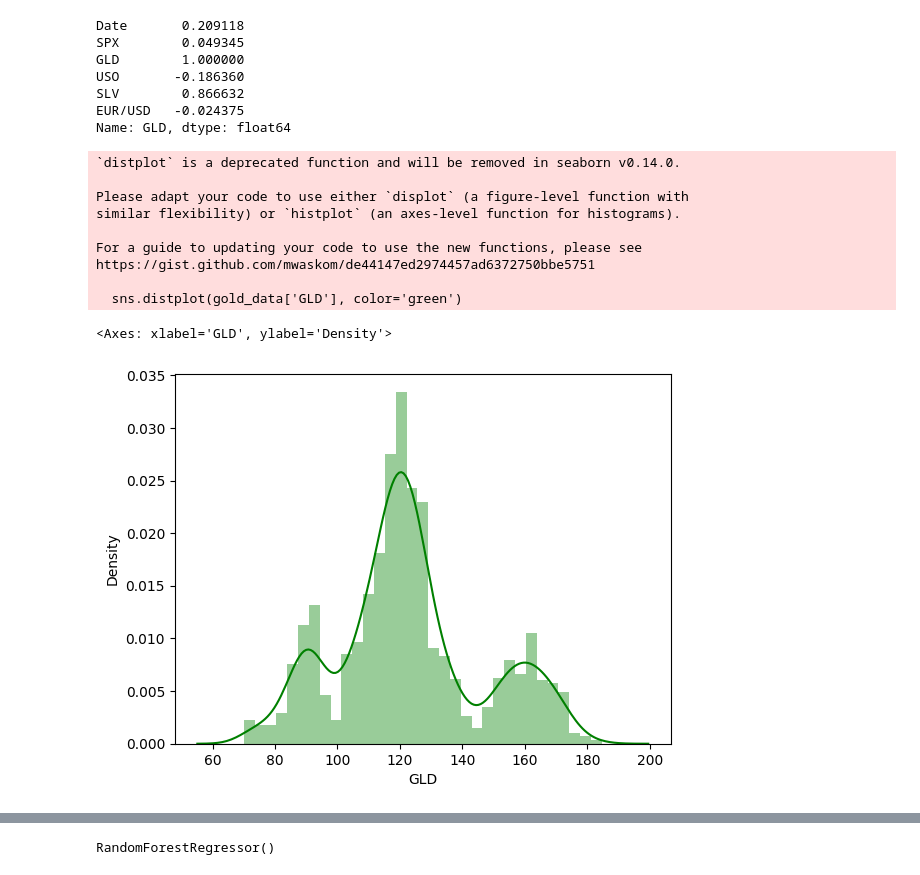
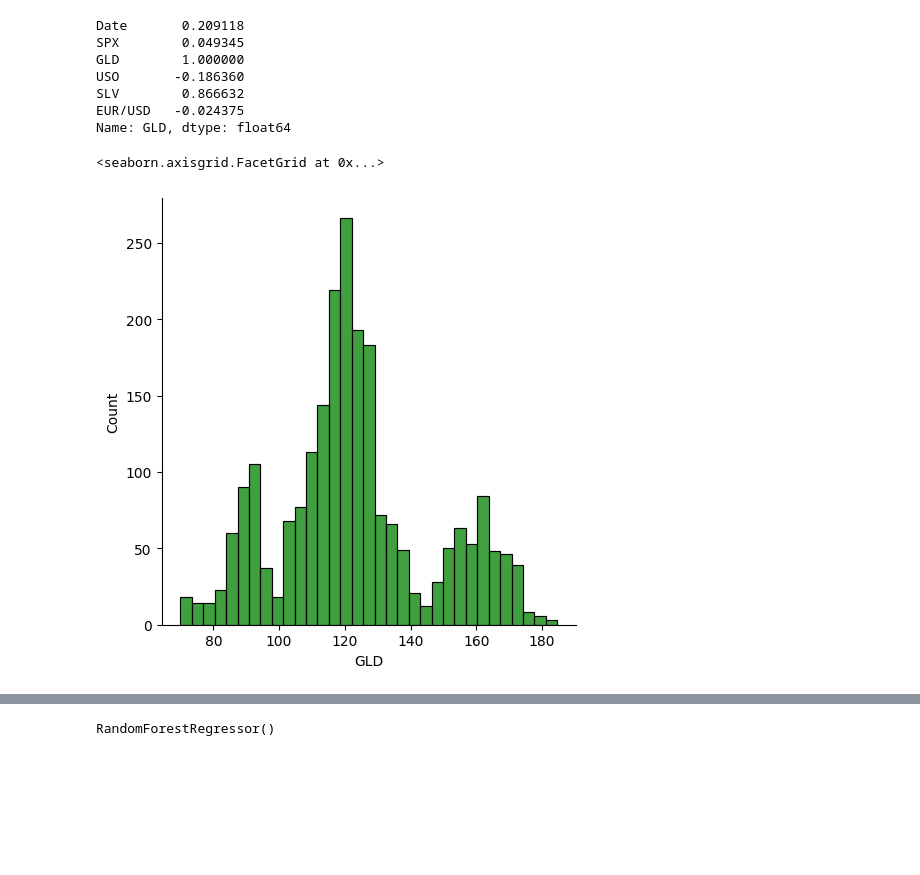
Before and after one commit to Shamiso-Tirivanhu/Gold-Price-Prediction-Using-Python-Machine-Learning, a Jupyter notebook: Gold_Price_Prediction_Using_Python_&_Machine_Learning.ipynb, the cells around one changed output, grey strips where cells are left out. Saved outputs shown, nothing was run; the diff lists cells and outputs as text; code cells hidden in the pictures; blank space fills up the shorter version.

```diff
--- a/Gold_Price_Prediction_Using_Python_&_Machine_Learning.ipynb
+++ b/Gold_Price_Prediction_Using_Python_&_Machine_Learning.ipynb
@@ -116,19 +117,10 @@ EUR/USD   -0.024375
 Name: GLD, dtype: float64
 # %%
 # Distribution of Gold prices
-sns.distplot(gold_data['GLD'], color='green')
+sns.displot(gold_data['GLD'], color='green')
 # %% [output]
-`distplot` is a deprecated function and will be removed in seaborn v0.14.0.
-
-Please adapt your code to use either `displot` (a figure-level function with
-similar flexibility) or `histplot` (an axes-level function for histograms).
-
-For a guide to updating your code to use the new functions, please see
-https://gist.github.com/mwaskom/de44147ed2974457ad6372750bbe5751
-
-  sns.distplot(gold_data['GLD'], color='green')
+<seaborn.axisgrid.FacetGrid at 0x...>
-<Axes: xlabel='GLD', ylabel='Density'>
-[figure, old version]
+[figure, new version]
 # %%
 # Split the features and the target
 X = gold_data.drop(['Date','GLD'], axis =1)
```
Also changed, not shown: parts of 8 cells of this notebook.
